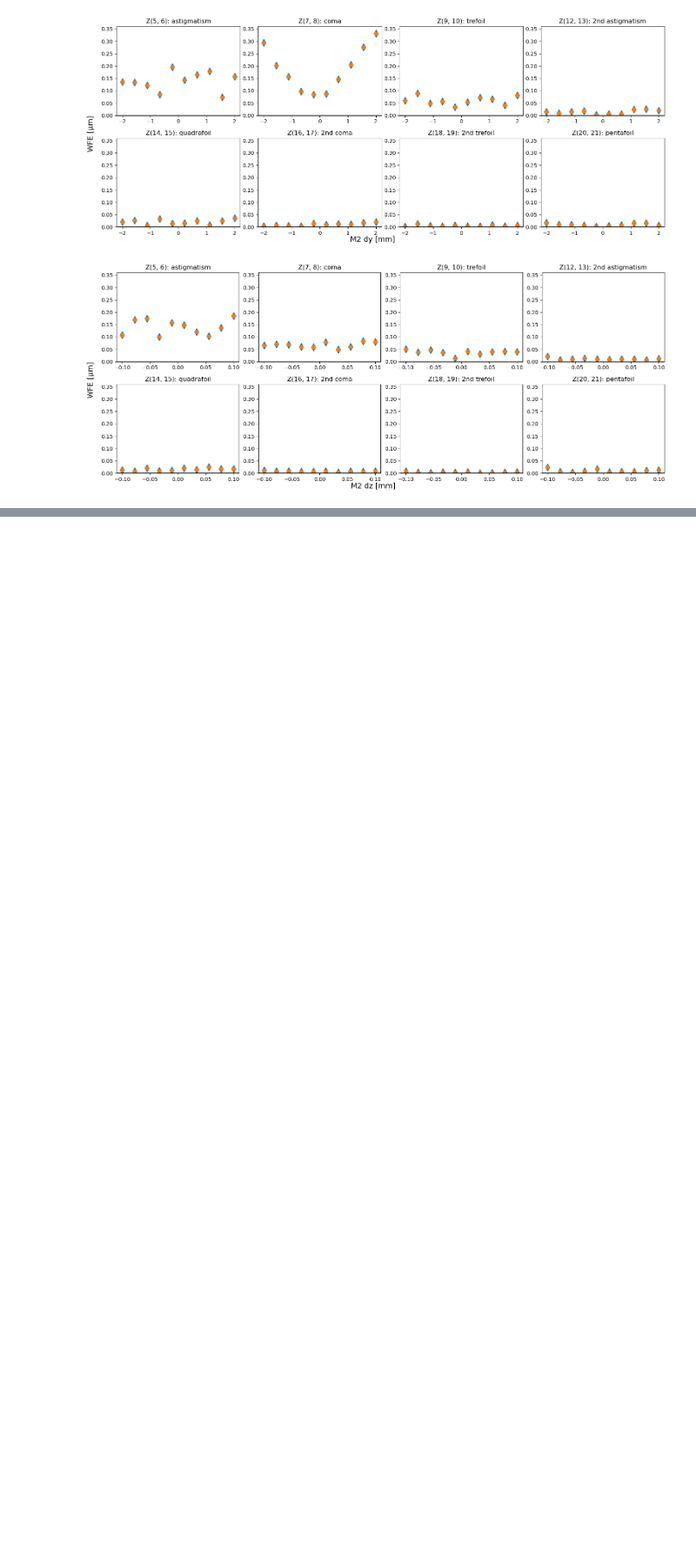
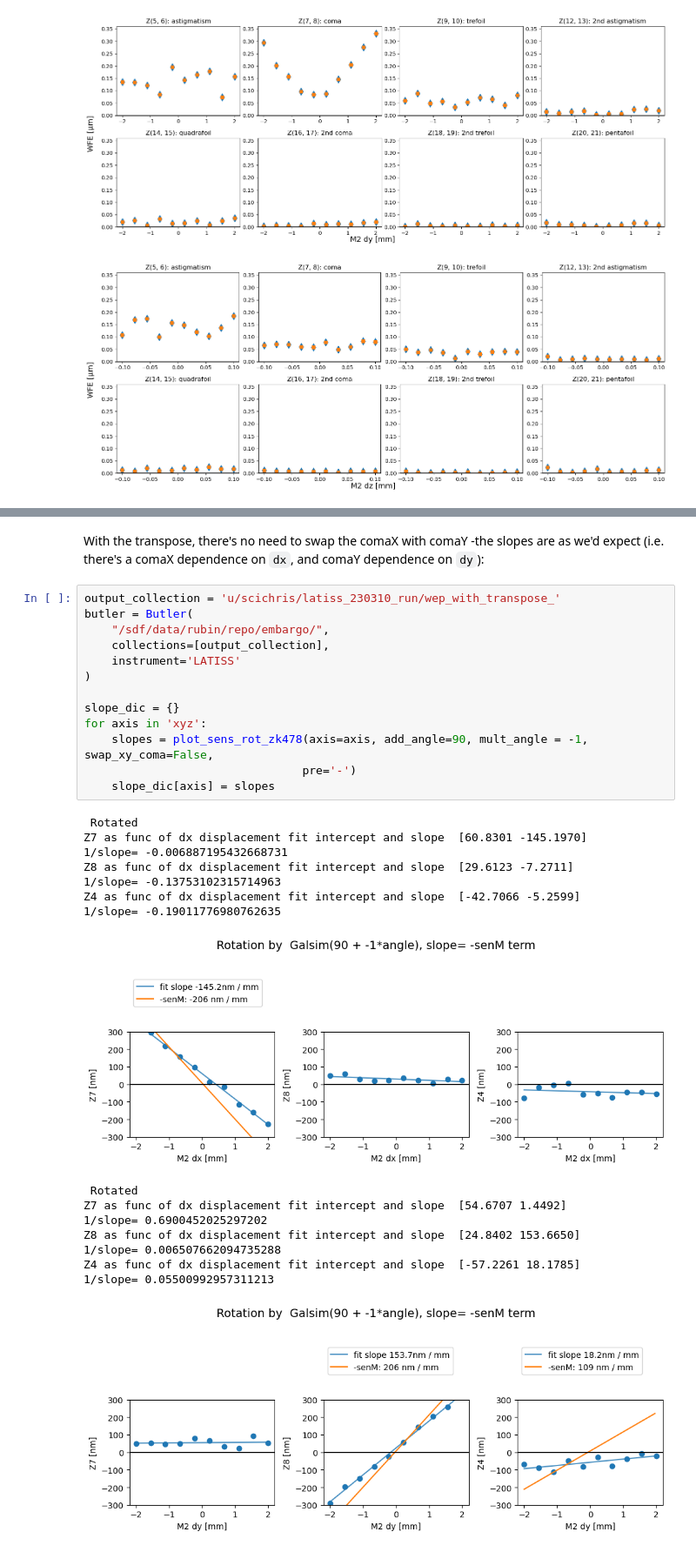
Before and after one commit to lsst-sitcom/sitcomtn-072, a Jupyter notebook: index.ipynb, the cells around one changed output, grey strips where cells are left out. Shown at 87% size. Saved outputs shown, nothing was run; the diff lists cells and outputs as text; blank space fills up the shorter version.

```diff
--- a/index.ipynb
+++ b/index.ipynb
@@ -259,0 +673,32 @@ Blue diamonds are original (rotated), and  orange squares are derotated Zernike
+# %% [markdown]
+With the transpose, there's no need to swap the comaX with comaY  -the slopes are as we'd expect (i.e. there's a comaX dependence on `dx`, and comaY dependence on `dy`):
+# %%
+output_collection = 'u/scichris/latiss_230310_run/wep_with_transpose_'
+butler = Butler(
+    "/sdf/data/rubin/repo/embargo/",
+    collections=[output_collection],
+    instrument='LATISS'
+)
+
+slope_dic = {}
+for axis in 'xyz':
+    slopes = plot_sens_rot_zk478(axis=axis, add_angle=90, mult_angle = -1, swap_xy_coma=False,
+                                pre='-')
+    slope_dic[axis] = slopes
+# %% [output]
+ Rotated
+Z7 as func of dx displacement fit intercept and slope  [60.8301 -145.1970]
+1/slope= -0.006887195432668731
+Z8 as func of dx displacement fit intercept and slope  [29.6123 -7.2711]
+1/slope= -0.13753102315714963
+Z4 as func of dx displacement fit intercept and slope  [-42.7066 -5.2599]
+1/slope= -0.19011776980762635
+[figure, added]
+ Rotated
+Z7 as func of dx displacement fit intercept and slope  [54.6707 1.4492]
+1/slope= 0.6900452025297202
+Z8 as func of dx displacement fit intercept and slope  [24.8402 153.6650]
+1/slope= 0.006507662094735288
+Z4 as func of dx displacement fit intercept and slope  [-57.2261 18.1785]
+1/slope= 0.05500992957311213
+[figure, added]
```
Also changed, not shown: parts of 52 cells of this notebook.
